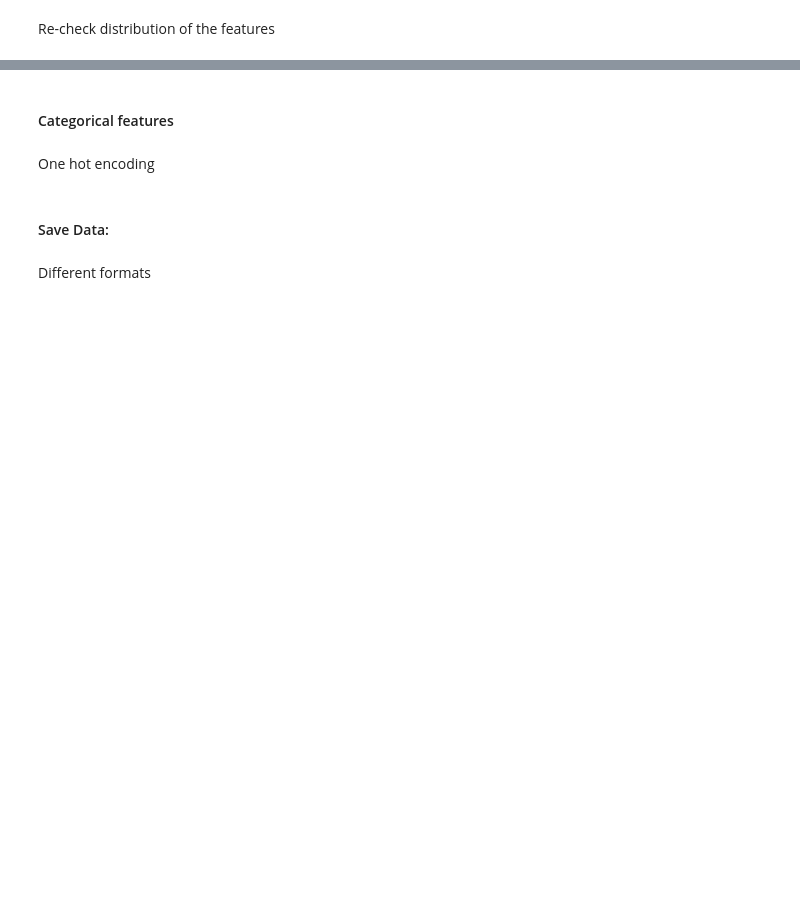
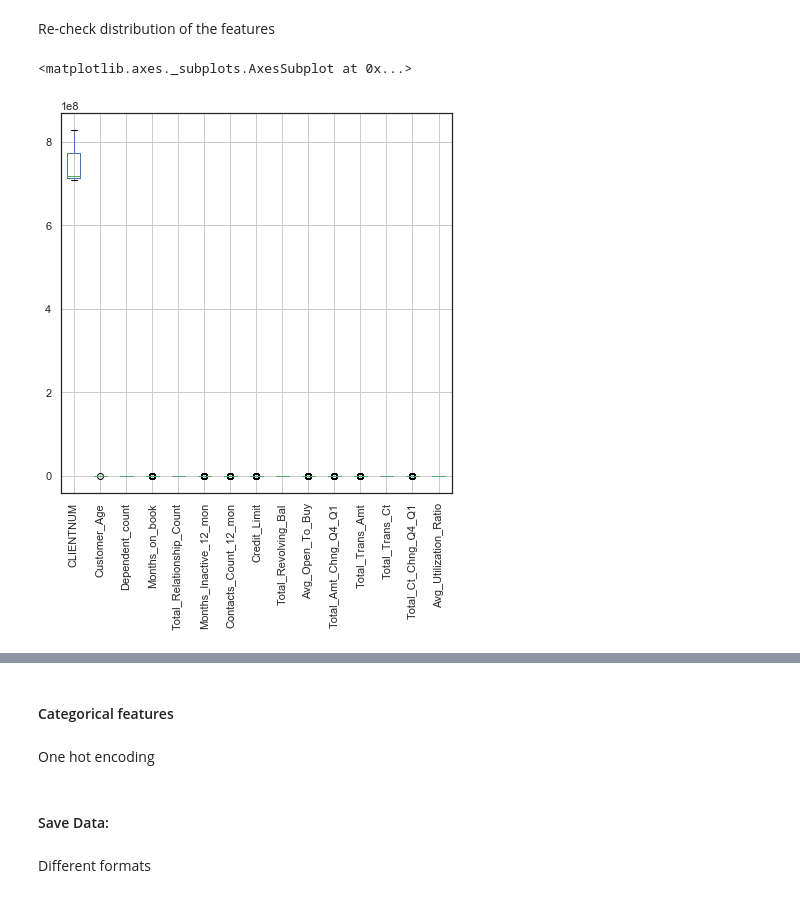
Before and after one commit to mballesta/Templates_ML, a Jupyter notebook: EDA_template.ipynb, the cells around one changed output, grey strips where cells are left out. Saved outputs shown, nothing was run; the diff lists cells and outputs as text; code cells hidden in the pictures; blank space fills up the shorter version.

```diff
--- a/EDA_template.ipynb
+++ b/EDA_template.ipynb
@@ -36,0 +95,6 @@ missing_values_table(data_models)
+# %%
+model_features = df.columns.drop('Attrition_Flag')
+model_target = 'Attrition_Flag'
+
+print(BOLD,'Model features: \n', END,  model_features, '\n')
+print(BOLD, 'Model target: \n', END, model_target)
@@ -36,0 +115,6 @@ missing_values_table(data_models)
+# %%
+numerical_features_all = df[model_features].select_dtypes(include=np.number).columns
+print(BOLD, 'Numerical columns:\n', END, numerical_features_all, '\n')
+
+categorical_features_all = df[model_features].select_dtypes(include='object').columns
+print(BOLD, 'Categorical columns:\n', END, categorical_features_all)
@@ -48,12 +236,17 @@ plt.title('Hist. Value Euro')
 # %%
-outliers = {'VALUE_EURO', 'VALUE_EURO_FIN_1', 'AWARD_VALUE_EURO'}
-for columns in outliers:
-    first_quartile = data_models[columns].describe()['25%']
-    third_quartile = data_models[columns].describe()['75%']
+for columns in numerical_features_all:
+    first_quartile = df[columns].describe()['25%'] #Q1 = df[c].quantile(0.25)
+    third_quartile = df[columns].describe()['75%'] #Q3 = df[c].quantile(0.75)
 
     iqr = third_quartile - first_quartile
 
-    data_models = data_models[(data_models[columns] > (first_quartile - 3 * iqr)) &
-                              (data_models[columns] < (third_quartile + 3 * iqr))]
+    df = df[(df[columns] > (first_quartile - 3 * iqr)) &
+                              (df[columns] < (third_quartile + 3 * iqr))]
 # %% [markdown]
 Re-check distribution of the features
+# %%
+plt.figure(figsize=(7,7))
+df.boxplot(rot=90)
+# %% [output]
+<matplotlib.axes._subplots.AxesSubplot at 0x...>
+[figure, added]
```
Also changed, not shown: parts of 49 cells of this notebook.
